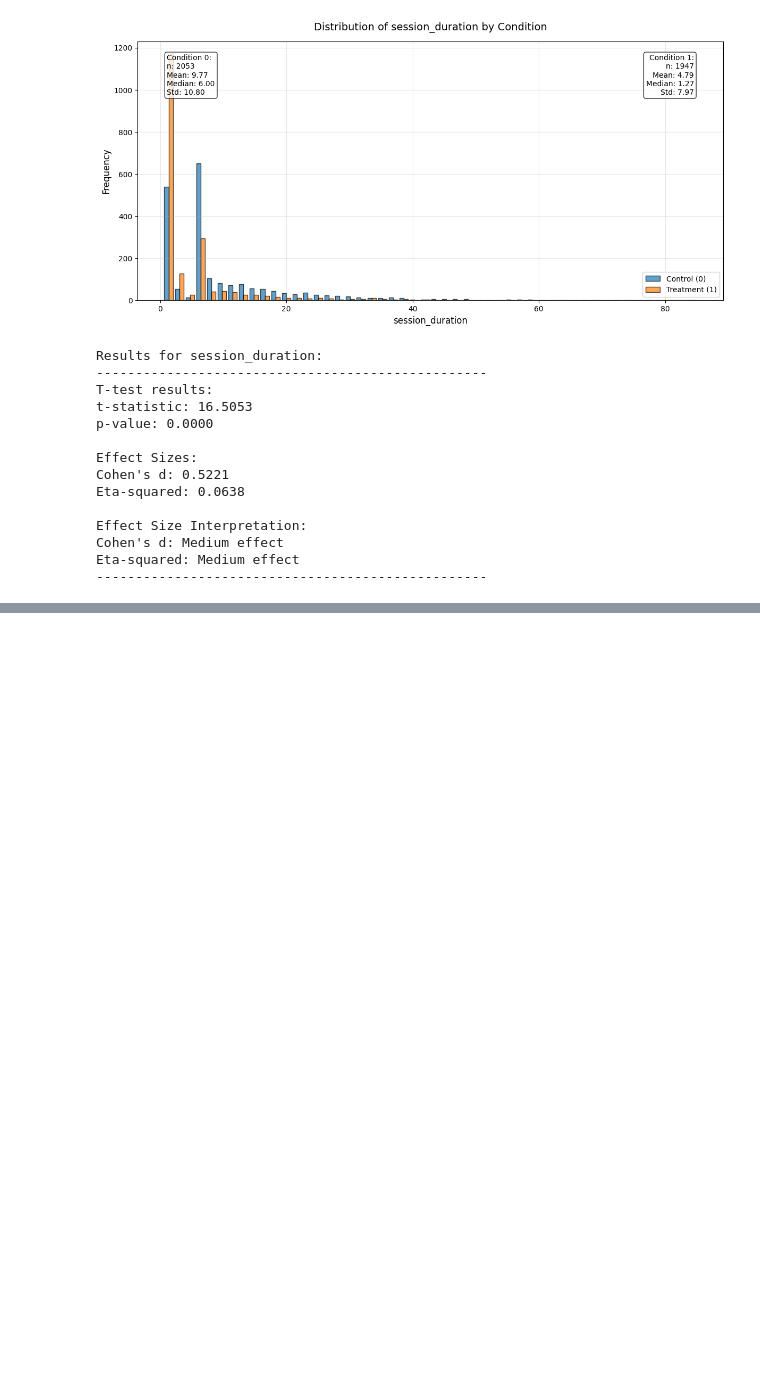
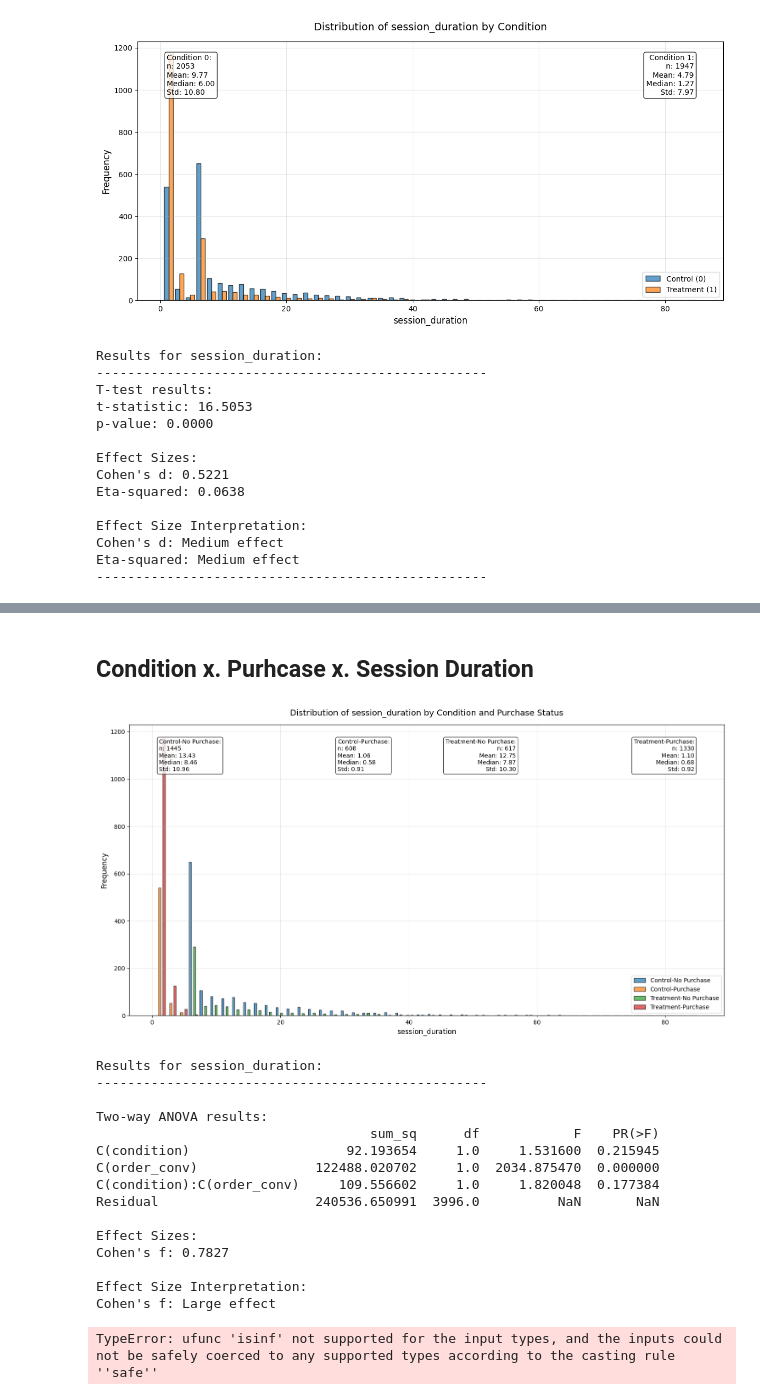
Before and after one commit to HNStaggs/AB-Test-Case, a Jupyter notebook: notebooks/synthetic_data_hypothesis_testing.ipynb, the cells around one changed output, grey strips where cells are left out. Cells and saved outputs as stored; diff of their text form; code cells hidden in the pictures; blank space fills up the shorter version.

```diff
--- a/notebooks/synthetic_data_hypothesis_testing.ipynb
+++ b/notebooks/synthetic_data_hypothesis_testing.ipynb
@@ -432,0 +610,23 @@ plot_conversion_rates(results)
+# %% [markdown]
+## Condition x. Purhcase x. Session Duration
+# %%
+numeric_columns = ['session_duration']
+plot_numerical_by_groups(pizza_data, numeric_columns)
+# %% [output]
+[figure, added]
+Results for session_duration:
+--------------------------------------------------
+
+Two-way ANOVA results:
+                                   sum_sq      df            F    PR(>F)
+C(condition)                    92.193654     1.0     1.531600  0.215945
+C(order_conv)               122488.020702     1.0  2034.875470  0.000000
+C(condition):C(order_conv)     109.556602     1.0     1.820048  0.177384
+Residual                    240536.650991  3996.0          NaN       NaN
+
+Effect Sizes:
+Cohen's f: 0.7827
+
+Effect Size Interpretation:
+Cohen's f: Large effect
+TypeError: ufunc 'isinf' not supported for the input types, and the inputs could not be safely coerced to any supported types according to the casting rule ''safe''
```
Also changed, not shown: parts of 26 cells of this notebook.
